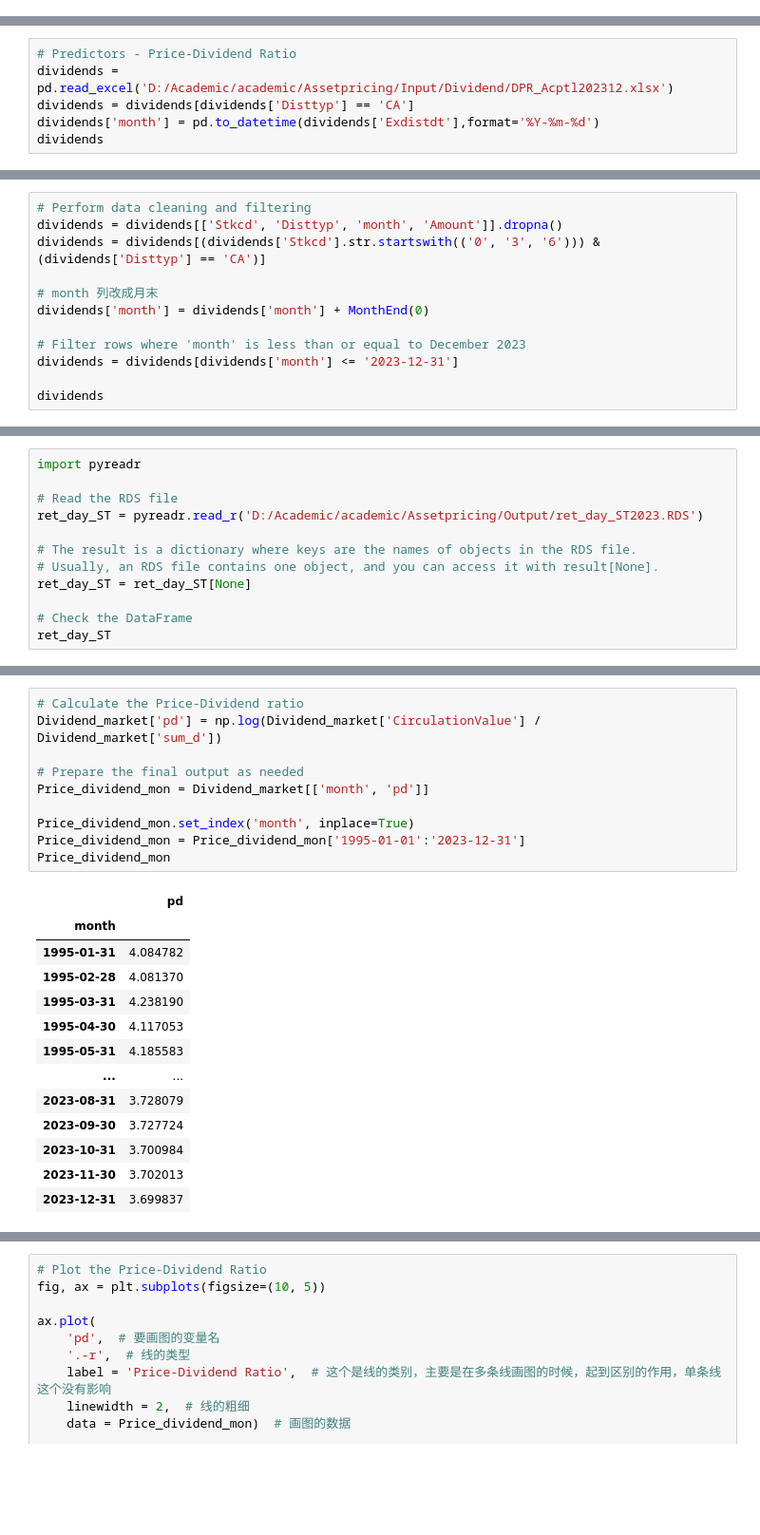
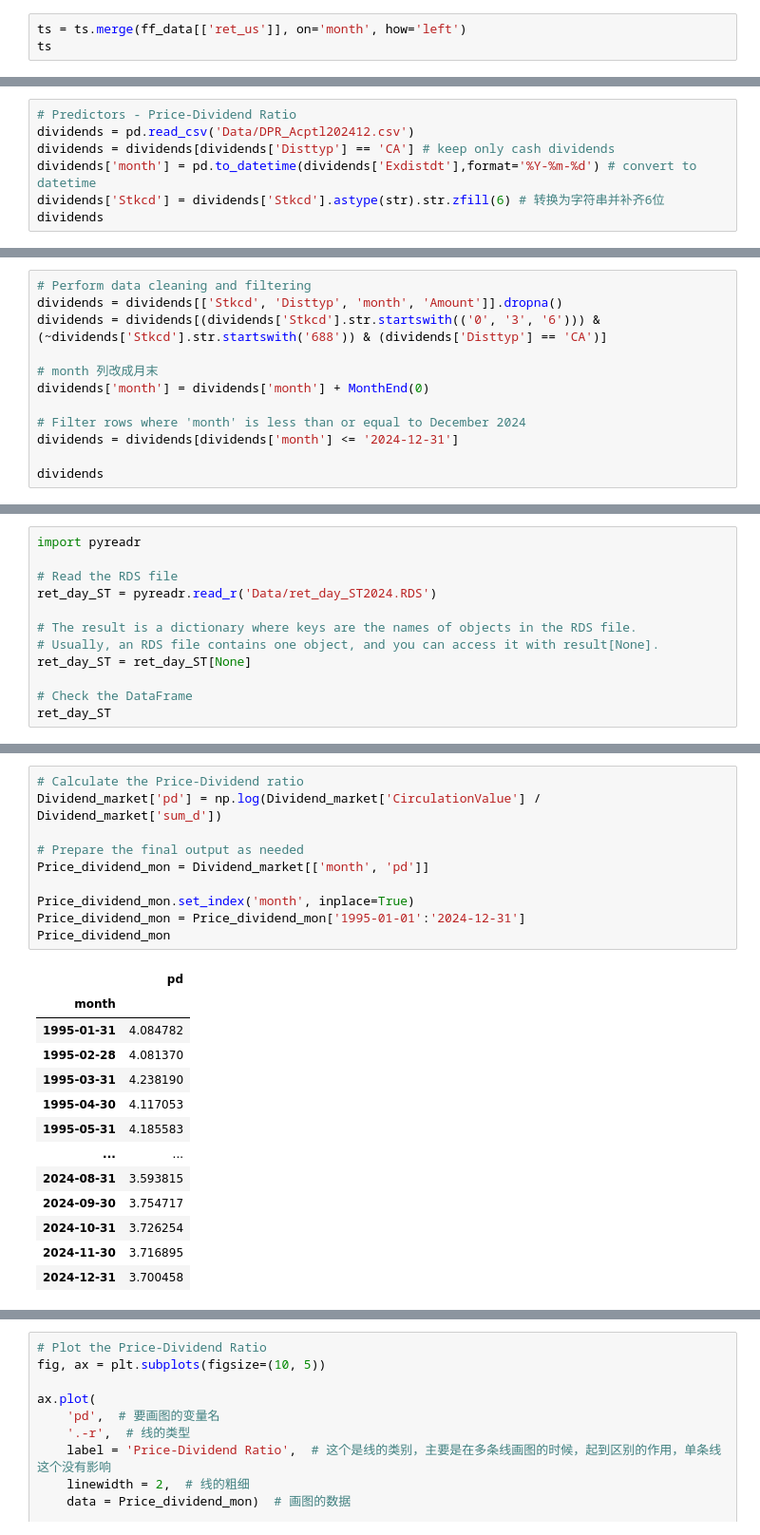
Before and after one commit to chenghang1989/Asset-Pricing-Homework, a Jupyter notebook: Homework1.ipynb, the cells around one changed output, grey strips where cells are left out. Shown at 95% size. Saved outputs shown, nothing was run; the diff lists cells and outputs as text; blank space fills up the shorter version.

```diff
--- a/Homework1.ipynb
+++ b/Homework1.ipynb
@@ -131,0 +160,3 @@ plt.show();
+# %%
+ts = ts.merge(ff_data[['ret_us']], on='month', how='left')
+ts
@@ -134,8 +403,9 @@ plt.show();
 # %%
 # Predictors - Price-Dividend Ratio
-dividends = pd.read_excel('D:/Academic/academic/Assetpricing/Input/Dividend/DPR_Acptl202312.xlsx')
-dividends = dividends[dividends['Disttyp'] == 'CA']
-dividends['month'] = pd.to_datetime(dividends['Exdistdt'],format='%Y-%m-%d')
+dividends = pd.read_csv('Data/DPR_Acptl202412.csv')
+dividends = dividends[dividends['Disttyp'] == 'CA'] # keep only cash dividends
+dividends['month'] = pd.to_datetime(dividends['Exdistdt'],format='%Y-%m-%d') # convert to datetime
+dividends['Stkcd'] = dividends['Stkcd'].astype(str).str.zfill(6) # 转换为字符串并补齐6位
 dividends
 # %% [output]
 |  | Stkcd | Disttyp | Exdistdt | Annodt | Paydt | Amount | Roprc | month |
@@ -154,13 +424,13 @@ dividends
 # %%
 # Perform data cleaning and filtering
 dividends = dividends[['Stkcd', 'Disttyp', 'month', 'Amount']].dropna()
-dividends = dividends[(dividends['Stkcd'].str.startswith(('0', '3', '6'))) & (dividends['Disttyp'] == 'CA')]
+dividends = dividends[(dividends['Stkcd'].str.startswith(('0', '3', '6'))) & (~dividends['Stkcd'].str.startswith('688')) & (dividends['Disttyp'] == 'CA')]
 
 # month 列改成月末
 dividends['month'] = dividends['month'] + MonthEnd(0)
 
-# Filter rows where 'month' is less than or equal to December 2023
-dividends = dividends[dividends['month'] <= '2023-12-31']
+# Filter rows where 'month' is less than or equal to December 2024
+dividends = dividends[dividends['month'] <= '2024-12-31']
 
 dividends
 # %% [output]
@@ -181,7 +454,7 @@ dividends
 import pyreadr
 
 # Read the RDS file
-ret_day_ST = pyreadr.read_r('D:/Academic/academic/Assetpricing/Output/ret_day_ST2023.RDS')
+ret_day_ST = pyreadr.read_r('Data/ret_day_ST2024.RDS')
 
 # The result is a dictionary where keys are the names of objects in the RDS file.
 # Usually, an RDS file contains one object, and you can access it with result[None].
@@ -293,24 +566,24 @@ Dividend_market
 # %%
 # Calculate the Price-Dividend ratio
 Dividend_market['pd'] = np.log(Dividend_market['CirculationValue'] / Dividend_market['sum_d'])
 
 # Prepare the final output as needed
 Price_dividend_mon = Dividend_market[['month', 'pd']]
 
 Price_dividend_mon.set_index('month', inplace=True)
-Price_dividend_mon = Price_dividend_mon['1995-01-01':'2023-12-31']
+Price_dividend_mon = Price_dividend_mon['1995-01-01':'2024-12-31']
 Price_dividend_mon
 # %% [output]
 |  | pd |
 | month |  |
 | 1995-01-31 | 4.084782 |
 | 1995-02-28 | 4.081370 |
 | 1995-03-31 | 4.238190 |
 | 1995-04-30 | 4.117053 |
 | 1995-05-31 | 4.185583 |
 | ... | ... |
-| 2023-08-31 | 3.728079 |
-| 2023-09-30 | 3.727724 |
-| 2023-10-31 | 3.700984 |
-| 2023-11-30 | 3.702013 |
-| 2023-12-31 | 3.699837 |
+| 2024-08-31 | 3.593815 |
+| 2024-09-30 | 3.754717 |
+| 2024-10-31 | 3.726254 |
+| 2024-11-30 | 3.716895 |
+| 2024-12-31 | 3.700458 |
```
Also changed, not shown: parts of 76 cells of this notebook, 6 other files.
